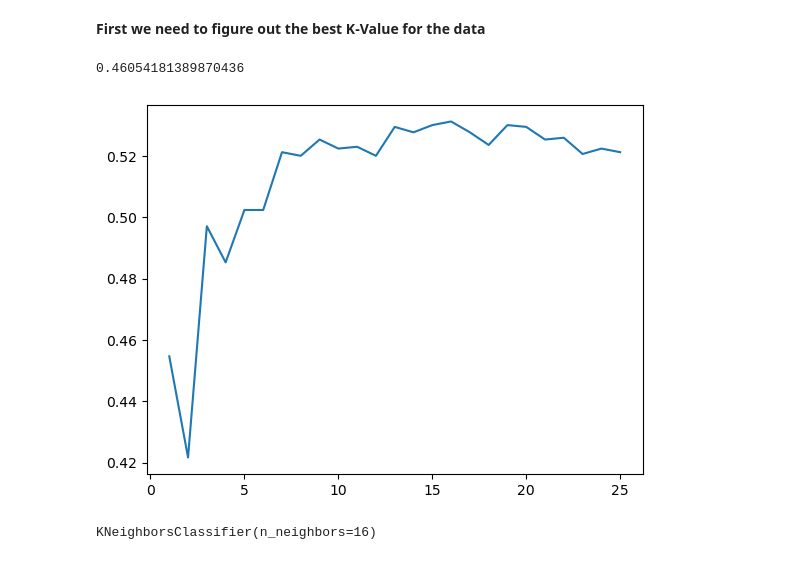
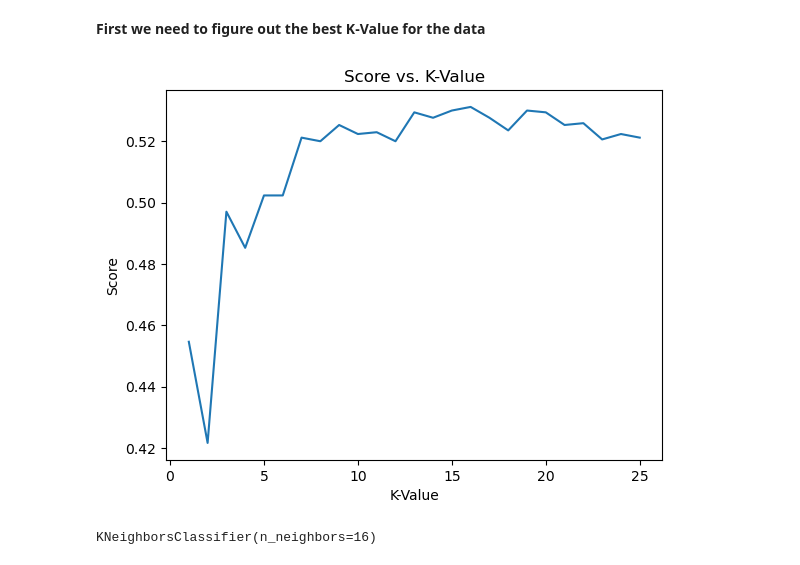
Before and after one commit to Iofuentes/A519_Final_Proj, a Jupyter notebook: Main.ipynb, the cells around one changed output. Cells and saved outputs as stored; diff of their text form; code cells hidden in the pictures.

```diff
--- a/Main.ipynb
+++ b/Main.ipynb
@@ -109,4 +103,5 @@ Index(['z', 'SOURCETYPE'], dtype='object')
 # %%
-X_train = pd.DataFrame(X_train, columns=['z'])
+# Convert to pandas dataframe
+X_train = pd.DataFrame(X_train, columns=['z', 'elodieTEff', 'velDisp'])
 X_train.head(10)
 # %% [output]
@@ -174,0 +197,3 @@ IndexError: index 1 is out of bounds for axis 1 with size 1
+# %%
+knn = KNeighborsClassifier(n_neighbors=16)
+knn.fit(X_train,y_train)
@@ -174,0 +219,28 @@ IndexError: index 1 is out of bounds for axis 1 with size 1
+# %%
+# Plot the confusion matrix
+import seaborn as sn
+
+plt.figure(figsize=(7,5))
+sn.heatmap(cm, annot=True)
+plt.xlabel("Predicted")
+plt.ylabel("Truth")
+
+
+# Find the percentage correct
+diagonal_sum = 0
+# Loop through the matrix to calculate the diagonal sum
+for i in range(len(cm)):
+    diagonal_sum += cm[i][i]
+
+n = len(cm)
+off_diagonal_sum = 0
+for i in range(n):
+    for j in range(n):
+        if i != j:  # Check if the element is not on the diagonal
+            off_diagonal_sum += cm[i][j]
+
+Per_corr = diagonal_sum/len(X_test)
+Per_wrong = off_diagonal_sum/len(X_test)
+print(f"The Percentage Correct is: {Per_corr}, The Percentage Wrong is {Per_wrong}")
+
+plt.show()
@@ -492,40 +538,35 @@ plt.show()
 from sklearn.neighbors import KNeighborsClassifier
 from sklearn import metrics
 from sklearn.linear_model import LogisticRegression
-# %%
-logreg = LogisticRegression()
-logreg.fit(X_train, y_train)
-y_pred = logreg.predict(X_test)
-print(metrics.accuracy_score(y_test, y_pred))
-# print(X_train, y_train)
-# %% [output]
-0.46054181389870436
 # %%
 
 k_range = list(range(1, 26))
 scores = []
 for i in k_range:
     knn = KNeighborsClassifier(n_neighbors=i)
     knn.fit(X_train, y_train)
     y_pred = knn.predict(X_test)
     scores.append(metrics.accuracy_score(y_test, y_pred))
 
 # base = 0
 # k = []
 # for index, score in enumerate(scores):
 #     maxK = score
 #     if maxk > base:
 #         base = maxk
 #         k.append(index)
 
 
 
 
 plt.plot(k_range, scores)
-print(f"The best K-Value is {pK}")
+plt.title('Score vs. K-Value')
+plt.xlabel("K-Value")
+plt.ylabel("Score")
+# print(f"The best K-Value is {pK}")
 plt.show()
 # %% [output]
-[figure, old version]
+[figure, new version]
 # %%
 knn = KNeighborsClassifier(n_neighbors=16)
 knn.fit(X_train,y_train)
```
Also changed, not shown: parts of 31 cells of this notebook, 3 other files.
